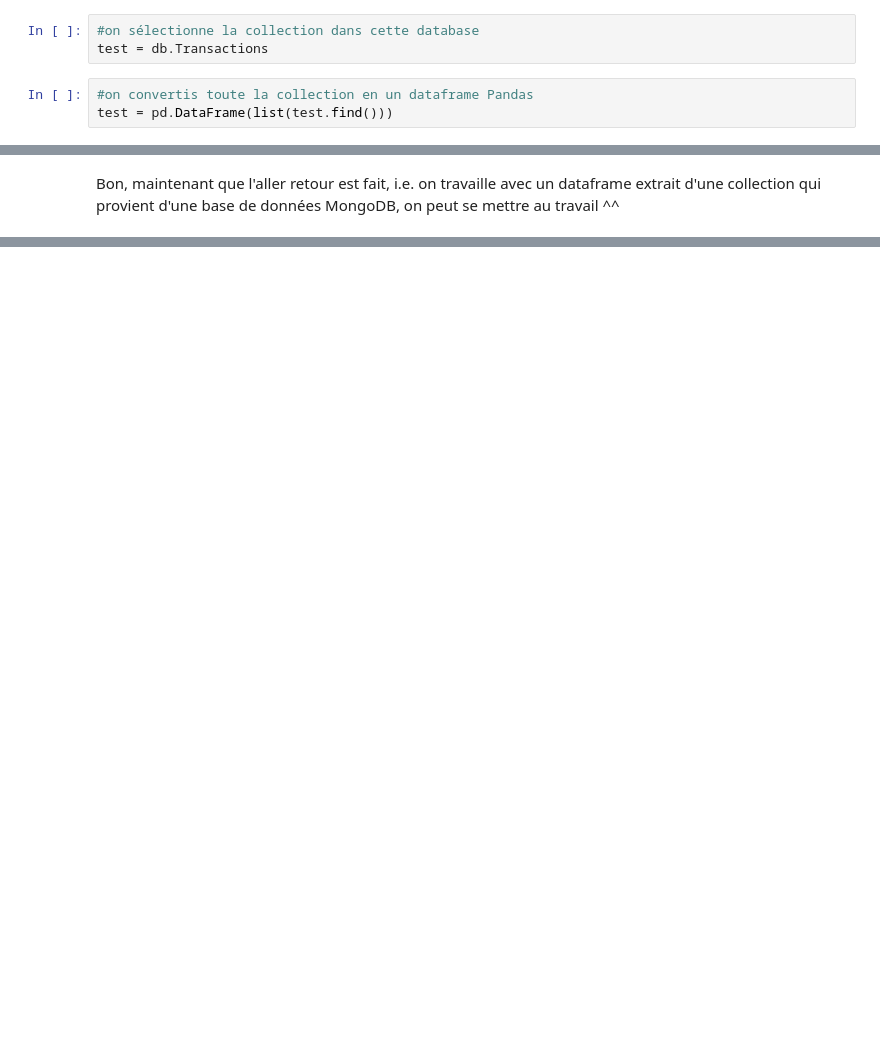
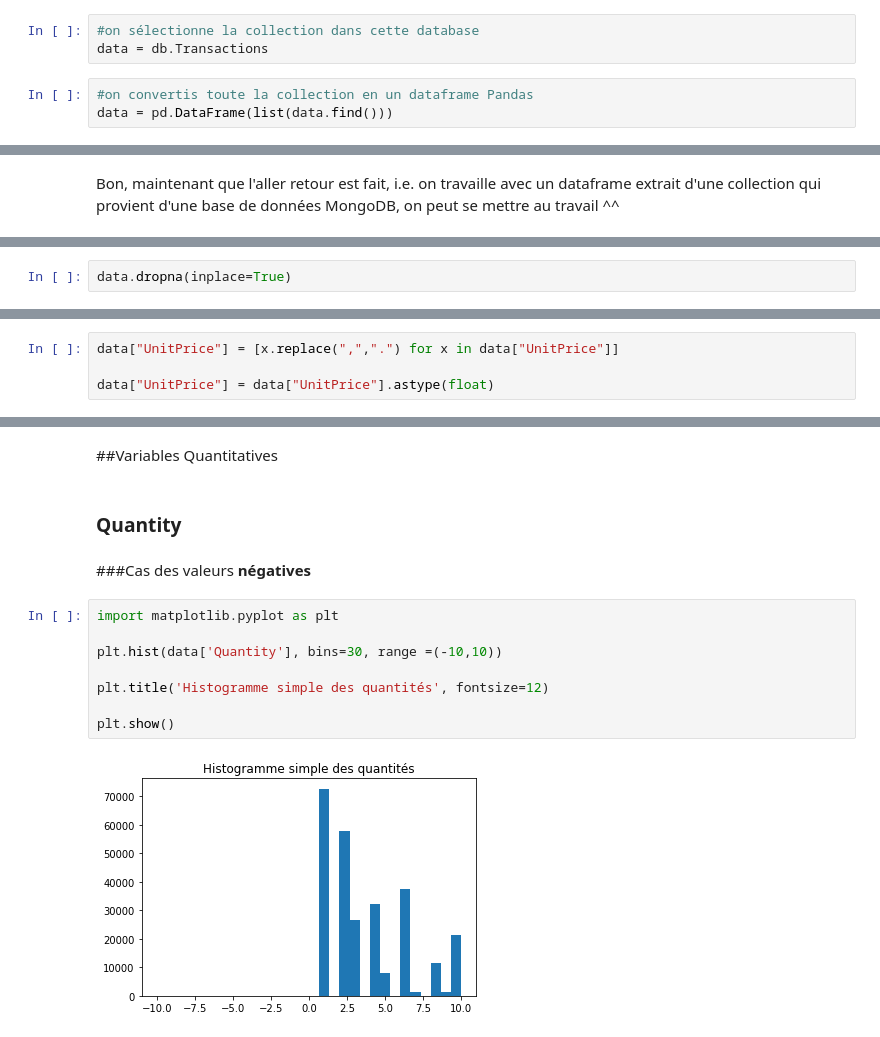
Before and after one commit to federicoding/TestTechnique, a Jupyter notebook: Analyse.ipynb, the cells around one changed output, grey strips where cells are left out. Saved outputs shown, nothing was run; the diff lists cells and outputs as text; blank space fills up the shorter version.

```diff
--- a/Analyse.ipynb
+++ b/Analyse.ipynb
@@ -25,10 +27,10 @@ On va se connecter et importer la collection comme un dataframe Pandas
 db = client['bp6hfvjodoblv07']
 # %%
 #on sélectionne la collection dans cette database
-test = db.Transactions
+data = db.Transactions
 # %%
 #on convertis toute la collection en un dataframe Pandas
-test = pd.DataFrame(list(test.find()))
+data = pd.DataFrame(list(data.find()))
 # %% [markdown]
 Juste pour vérifier (des fois que).
 # %%
@@ -44,0 +93,2 @@ Bon, maintenant que l'aller retour est fait, i.e. on travaille avec un dataframe
+# %%
+data.dropna(inplace=True)
@@ -44,0 +137,4 @@ Bon, maintenant que l'aller retour est fait, i.e. on travaille avec un dataframe
+# %%
+data["UnitPrice"] = [x.replace(",",".") for x in data["UnitPrice"]]
+
+data["UnitPrice"] = data["UnitPrice"].astype(float)
@@ -44,0 +175,16 @@ Bon, maintenant que l'aller retour est fait, i.e. on travaille avec un dataframe
+# %% [markdown]
+##Variables Quantitatives
+# %% [markdown]
+### Quantity
+# %% [markdown]
+###Cas des valeurs **négatives**
+# %%
+import matplotlib.pyplot as plt
+
+plt.hist(data['Quantity'], bins=30, range =(-10,10))
+
+plt.title('Histogramme simple des quantités', fontsize=12)
+
+plt.show()
+# %% [output]
+[figure, added]
```
Also changed, not shown: parts of 99 cells of this notebook.
